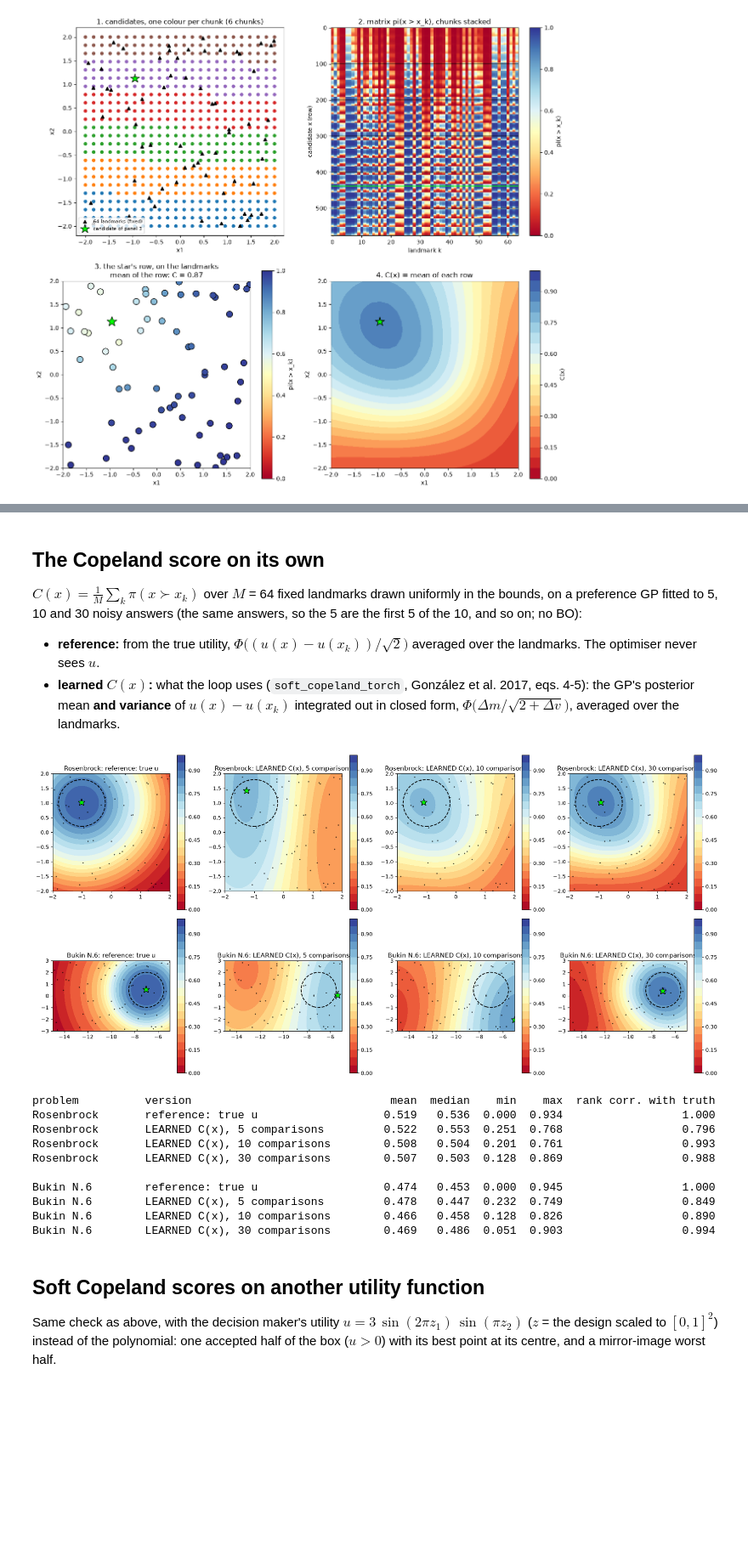
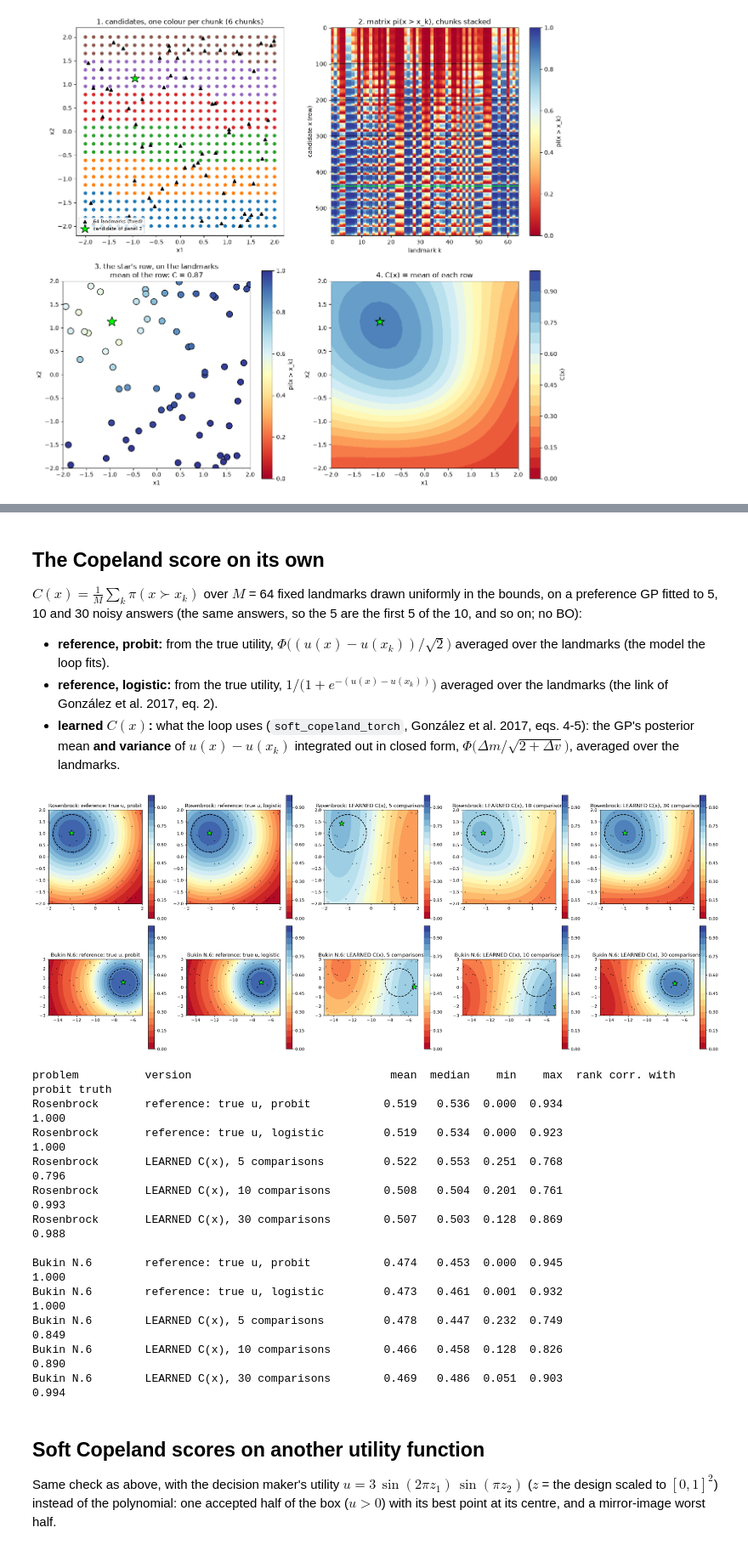
Before and after one commit to fbkruns/bothesis, a Jupyter notebook: BOproj/copeland_demo.ipynb, the cells around one changed output, grey strips where cells are left out. Shown at 85% size. Drawn from its saved outputs; the diff is of its cells as text; code cells hidden in the pictures; blank space fills up the shorter version.

Commit message:
fix copeland

```diff
--- a/BOproj/copeland_demo.ipynb
+++ b/BOproj/copeland_demo.ipynb
@@ -219,16 +215,21 @@ candidates  chunked (100)   one piece  slower by   max |difference|
 ## The Copeland score on its own
 
 $C(x) = \frac{1}{M}\sum_k \pi(x \succ x_k)$ over $M$ = 64 fixed landmarks drawn uniformly in the bounds, on a preference GP fitted to 5, 10 and 30 noisy answers (the same answers, so the 5 are the first 5 of the 10, and so on; no BO):
-- **reference:** from the true utility, $\Phi\big((u(x) - u(x_k))/\sqrt2\big)$ averaged over the landmarks. The optimiser never sees $u$.
+- **reference, probit:** from the true utility, $\Phi\big((u(x) - u(x_k))/\sqrt2\big)$ averaged over the landmarks (the model the loop fits).
+- **reference, logistic:** from the true utility, $1/\big(1 + e^{-(u(x) - u(x_k))}\big)$ averaged over the landmarks (the link of González et al. 2017, eq. 2).
 - **learned $C(x)$:** what the loop uses (`soft_copeland_torch`, González et al. 2017, eqs. 4-5): the GP's posterior mean **and variance** of $u(x) - u(x_k)$ integrated out in closed form, $\Phi\big(\Delta m / \sqrt{2 + \Delta v}\big)$, averaged over the landmarks.
 # %%
 comparison_counts = (5, 10, 30)
 
 
-def true_copeland(problem, landmarks, X):
-    """Reference: mean over the landmarks of Phi((u(x) - u(x_k)) / sqrt 2) with the true utility."""
+def true_copeland(problem, landmarks, X, link):
+    """Reference: mean over the landmarks of the probability that x beats x_k when the true utility u is known.
+    probit:   Phi((u(x) - u(x_k)) / sqrt 2)         the model of the loop (Chu and Ghahramani 2005, BoTorch's probit likelihood)
+    logistic: 1 / (1 + exp(-(u(x) - u(x_k))))      González et al. 2017, eq. 2 (BoTorch's logit likelihood)"""
     utility = problem["utility"]
-    return norm.cdf((utility(X)[:, None] - utility(landmarks)[None, :]) / np.sqrt(2)).mean(axis=1)
+    difference = utility(X)[:, None] - utility(landmarks)[None, :]
+    probability = norm.cdf(difference / np.sqrt(2)) if link == "probit" else expit(difference)
+    return probability.mean(axis=1)
 
 
 def learned_copeland(gp, landmarks, X):
@@ -241,52 +242,55 @@ def show_copeland_alone(problems):
     """Per problem: the Copeland score from the true utility (reference) and the learned one with 5, 10, 30 comparisons,
     then a table of summary statistics and the rank correlation of each learned score with the reference."""
     scores_alone = {}
-    columns = 1 + len(comparison_counts)
+    columns = 2 + len(comparison_counts)
     fig, axes = plt.subplots(len(problems), columns, figsize=(4.6 * columns, 4.4 * len(problems)), facecolor="white",
                              squeeze=False)
     for row, (name, problem) in zip(axes, problems.items()):
         box = np.asarray(problem["bounds"])
         grid_1, grid_2 = np.meshgrid(np.linspace(*box[0], 50), np.linspace(*box[1], 50))
         X_grid = np.c_[grid_1.ravel(), grid_2.ravel()]
         landmarks = initial_design(problem["bounds"], n_landmarks, "random", seed=0)        # fixed once
         answers = noisy_answers(problem)
-        scores = {"reference: true u": true_copeland(problem, landmarks, X_grid)}
+        scores = {"reference: true u, probit": true_copeland(problem, landmarks, X_grid, "probit"),
+                  "reference: true u, logistic": true_copeland(problem, landmarks, X_grid, "logistic")}
         for n_comparisons in comparison_counts:
             gp = fit_preference_gp(problem, answers, n_comparisons)
             scores[f"LEARNED C(x), {n_comparisons} comparisons"] = learned_copeland(gp, landmarks, X_grid)
         scores_alone[name] = scores
         for axis, (version, values) in zip(row, scores.items()):
             shown = axis.contourf(grid_1, grid_2, values.reshape(grid_1.shape), np.linspace(0, 1, 21), cmap="RdYlBu")
             fig.colorbar(shown, ax=axis)
             axis.contour(grid_1, grid_2, problem["utility"](X_grid).reshape(grid_1.shape), [0], colors="k", linestyles="--")
             axis.plot(*landmarks.T, ".", color="k", ms=3, alpha=0.5)
             axis.plot(*X_grid[values.argmax()], "*", color="lime", ms=14, mec="k")
             axis.set(title=f"{name}: {version}", aspect="equal")
     plt.tight_layout()
     plt.show()
 
-    print(f"{'problem':16s} {'version':34s} {'mean':>6s} {'median':>7s} {'min':>6s} {'max':>6s} {'rank corr. with truth':>22s}")
+    print(f"{'problem':16s} {'version':34s} {'mean':>6s} {'median':>7s} {'min':>6s} {'max':>6s} {'rank corr. with probit truth':>29s}")
     for name, scores in scores_alone.items():
-        truth = scores["reference: true u"]
+        truth = scores["reference: true u, probit"]
         for version, values in scores.items():
             print(f"{name:16s} {version:34s} {values.mean():6.3f} {np.median(values):7.3f} {values.min():6.3f} {values.max():6.3f} "
-                  f"{spearmanr(values, truth)[0]:22.3f}")
+                  f"{spearmanr(values, truth)[0]:29.3f}")
         print()
 
 
 show_copeland_alone(PROBLEMS)
 # %% [output]
-[figure, old version]
+[figure, new version]
-problem          version                              mean  median    min    max  rank corr. with truth
-Rosenbrock       reference: true u                   0.519   0.536  0.000  0.934                  1.000
-Rosenbrock       LEARNED C(x), 5 comparisons         0.522   0.553  0.251  0.768                  0.796
-Rosenbrock       LEARNED C(x), 10 comparisons        0.508   0.504  0.201  0.761                  0.993
-Rosenbrock       LEARNED C(x), 30 comparisons        0.507   0.503  0.128  0.869                  0.988
+problem          version                              mean  median    min    max  rank corr. with probit truth
+Rosenbrock       reference: true u, probit           0.519   0.536  0.000  0.934                         1.000
+Rosenbrock       reference: true u, logistic         0.519   0.534  0.000  0.923                         1.000
+Rosenbrock       LEARNED C(x), 5 comparisons         0.522   0.553  0.251  0.768                         0.796
+Rosenbrock       LEARNED C(x), 10 comparisons        0.508   0.504  0.201  0.761                         0.993
+Rosenbrock       LEARNED C(x), 30 comparisons        0.507   0.503  0.128  0.869                         0.988
 
-Bukin N.6        reference: true u                   0.474   0.453  0.000  0.945                  1.000
-Bukin N.6        LEARNED C(x), 5 comparisons         0.478   0.447  0.232  0.749                  0.849
-Bukin N.6        LEARNED C(x), 10 comparisons        0.466   0.458  0.128  0.826                  0.890
-Bukin N.6        LEARNED C(x), 30 comparisons        0.469   0.486  0.051  0.903                  0.994
+Bukin N.6        reference: true u, probit           0.474   0.453  0.000  0.945                         1.000
+Bukin N.6        reference: true u, logistic         0.473   0.461  0.001  0.932                         1.000
+Bukin N.6        LEARNED C(x), 5 comparisons         0.478   0.447  0.232  0.749                         0.849
+Bukin N.6        LEARNED C(x), 10 comparisons        0.466   0.458  0.128  0.826                         0.890
+Bukin N.6        LEARNED C(x), 30 comparisons        0.469   0.486  0.051  0.903                         0.994
 # %% [markdown]
 ## Soft Copeland scores on another utility function
 
```
Also changed, not shown: parts of 5 cells of this notebook.
